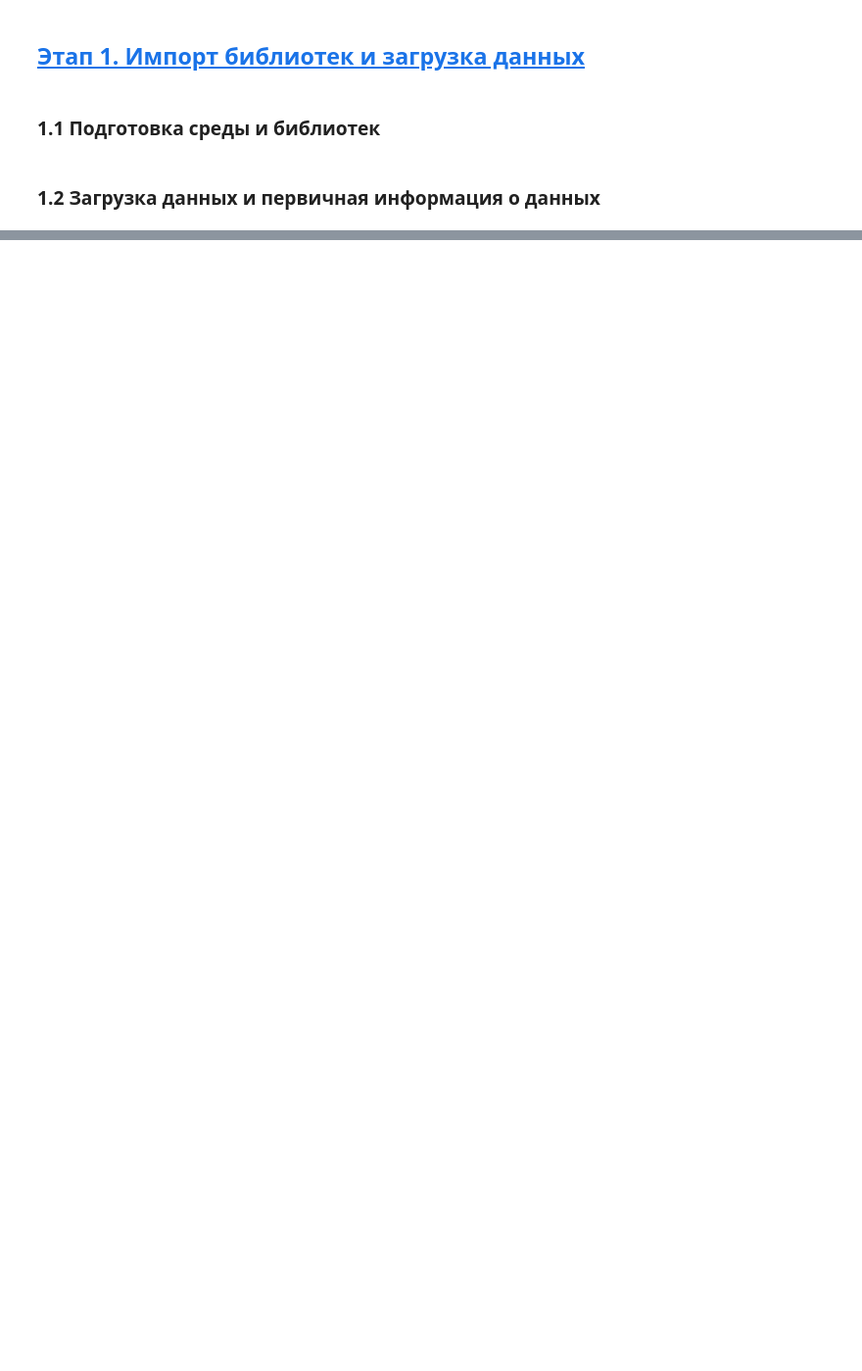
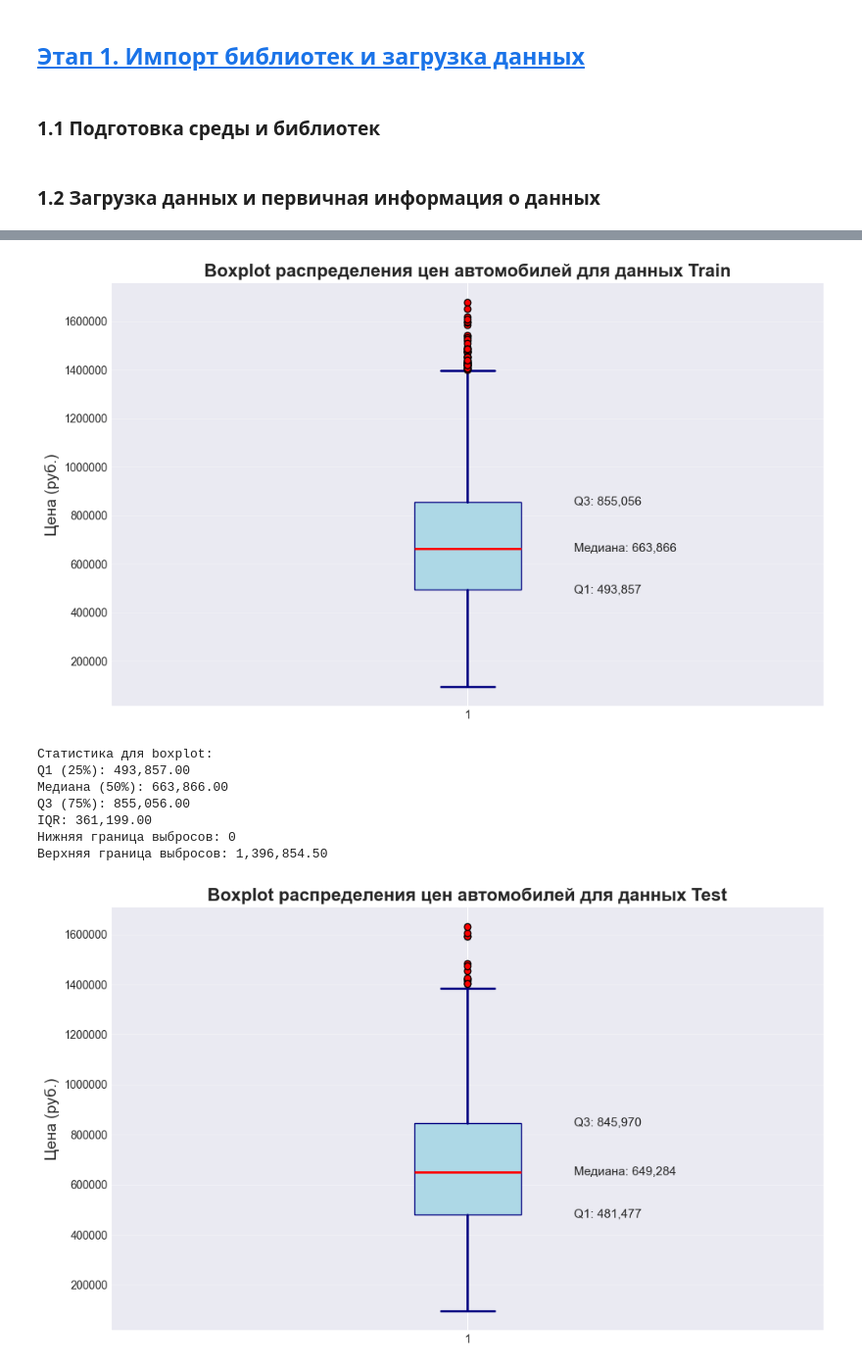
Before and after one commit to MEYakunin/Sprint16_Predictive_Model_Car_Prices, a Jupyter notebook: Sprint16_AutoValue_Behavioral_Scorer.ipynb, the cells around one changed output, grey strips where cells are left out. Shown at 98% size. Drawn from its saved outputs; the diff is of its cells as text; code cells hidden in the pictures; blank space fills up the shorter version.

```diff
--- a/Sprint16_AutoValue_Behavioral_Scorer.ipynb
+++ b/Sprint16_AutoValue_Behavioral_Scorer.ipynb
@@ -169,0 +239,53 @@ memory usage: 203.3 KB
+# %%
+def print_boxplot(df, column, df_name):
+    fig, ax = plt.subplots(figsize=(10, 6))
+
+    # Boxplot (ящик с усами)
+    boxplot = ax.boxplot(df[column], vert=True, patch_artist=True,
+                        boxprops=dict(facecolor='lightblue', color='navy'),
+                        medianprops=dict(color='red', linewidth=2),
+                        whiskerprops=dict(color='navy', linewidth=2),
+                        capprops=dict(color='navy', linewidth=2),
+                        flierprops=dict(markerfacecolor='red', marker='o', markersize=6))
+
+    # Убираем научную нотацию на оси Y
+    ax.ticklabel_format(style='plain', axis='y')
+
+    ax.set_ylabel('Цена (руб.)', fontsize=14)
+    ax.set_title(f'Boxplot распределения цен автомобилей для данных {df_name}', fontsize=16, fontweight='bold')
+    ax.grid(True, alpha=0.3, axis='y')
+
+    # Добавляем аннотации
+    Q1 = df[column].quantile(0.25)
+    Q3 = df[column].quantile(0.75)
+    median = df[column].median()
+    IQR = Q3 - Q1
+
+    ax.text(1.15, median, f'Медиана: {median:,.0f}', va='center', fontsize=11)
+    ax.text(1.15, Q1, f'Q1: {Q1:,.0f}', va='center', fontsize=11)
+    ax.text(1.15, Q3, f'Q3: {Q3:,.0f}', va='center', fontsize=11)
+
+    plt.tight_layout()
+    plt.show()
+
+    print(f"\nСтатистика для boxplot:")
+    print(f"Q1 (25%): {Q1:,.2f}")
+    print(f"Медиана (50%): {median:,.2f}")
+    print(f"Q3 (75%): {Q3:,.2f}")
+    print(f"IQR: {IQR:,.2f}")
+    print(f"Нижняя граница выбросов: {0}")
+    print(f"Верхняя граница выбросов: {Q3 + 1.5*IQR:,.2f}")
+# %%
+# Выводим boxplot стоимости автомобиля
+print_boxplot(train_df, 'price_rub', 'Train')
+print_boxplot(test_df, 'price_rub', 'Test')
+# %% [output]
+[figure, added]
+Статистика для boxplot:
+Q1 (25%): 493,857.00
+Медиана (50%): 663,866.00
+Q3 (75%): 855,056.00
+IQR: 361,199.00
+Нижняя граница выбросов: 0
+Верхняя граница выбросов: 1,396,854.50
+[figure, added]
```
Also changed, not shown: parts of 9 cells of this notebook.
